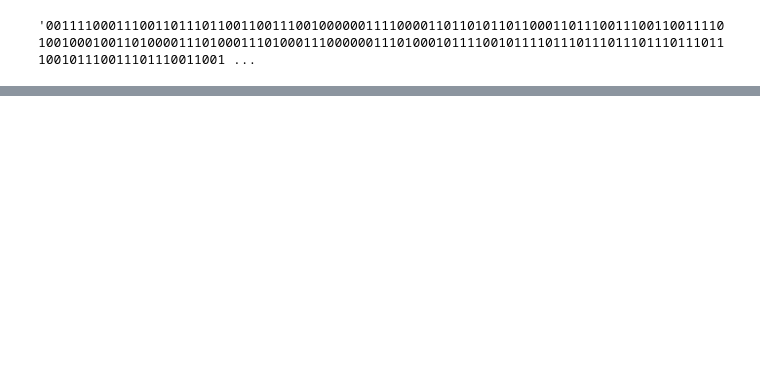
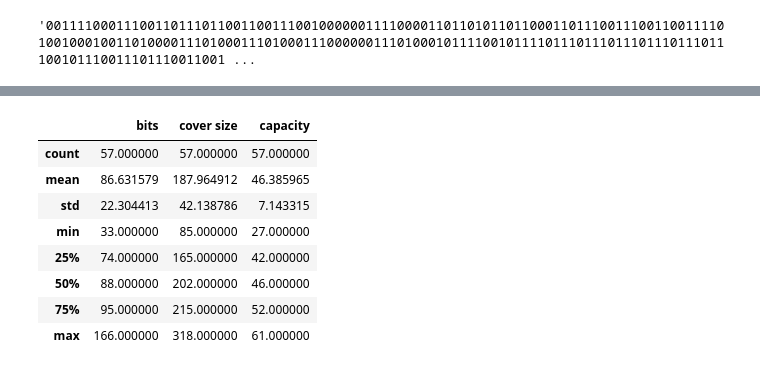
Before and after one commit to NasoohOlabi/Surfer, a Jupyter notebook: dev.ipynb, the cells around one changed output, grey strips where cells are left out. Drawn from its saved outputs; the diff is of its cells as text; code cells hidden in the pictures; blank space fills up the shorter version.

```diff
--- a/dev.ipynb
+++ b/dev.ipynb
@@ -137,0 +192,2 @@ KeyboardInterrupt:
+# %%
+df = pd.read_csv('./stats.tsv',delimiter='\t',index_col=0)
@@ -137,0 +196,12 @@ KeyboardInterrupt:
+# %%
+df.describe()
+# %% [output]
+|  | bits | cover size | capacity |
+| count | 57.000000 | 57.000000 | 57.000000 |
+| mean | 86.631579 | 187.964912 | 46.385965 |
+| std | 22.304413 | 42.138786 | 7.143315 |
+| min | 33.000000 | 85.000000 | 27.000000 |
+| 25% | 74.000000 | 165.000000 | 42.000000 |
+| 50% | 88.000000 | 202.000000 | 46.000000 |
+| 75% | 95.000000 | 215.000000 | 52.000000 |
+| max | 166.000000 | 318.000000 | 61.000000 |
```
Also changed, not shown: parts of 13 cells of this notebook, 5 other files.
